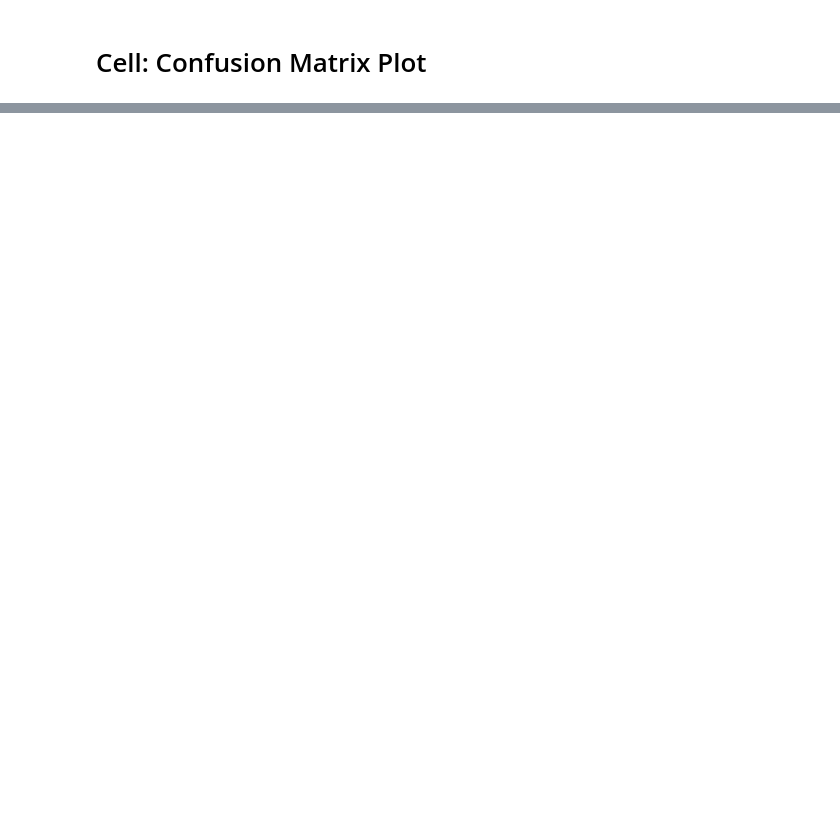
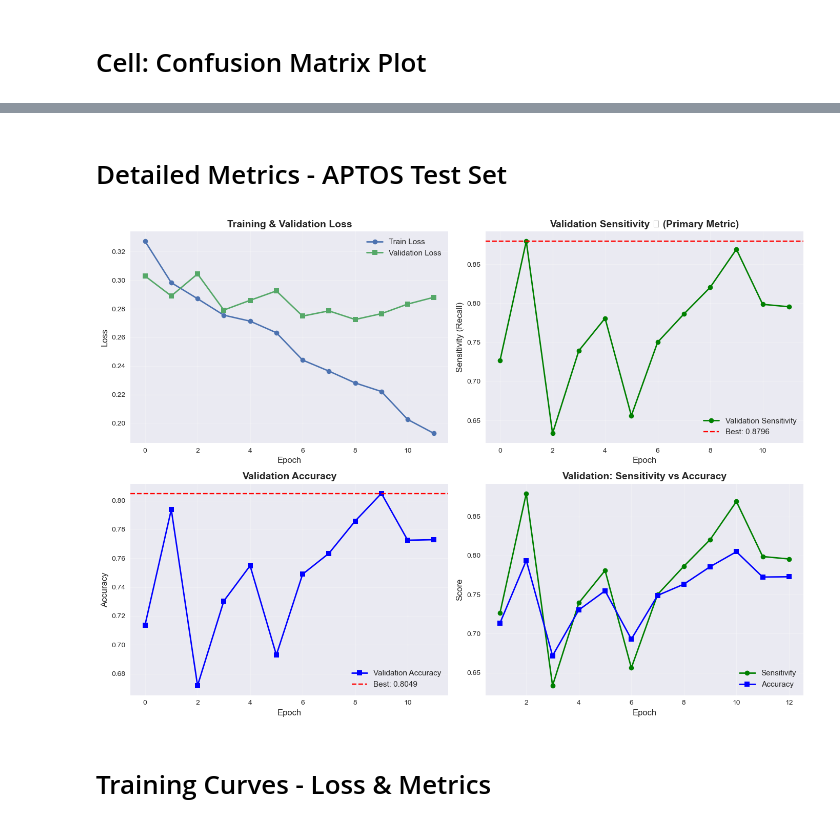
Before and after one commit to Siddhanth2509/EYE-ASSISST, a Jupyter notebook: notebooks/phase 2/phase2_results.ipynb, the cells around one changed output, grey strips where cells are left out. Saved outputs shown, nothing was run; the diff lists cells and outputs as text; code cells hidden in the pictures; blank space fills up the shorter version.

```diff
--- a/notebooks/phase 2/phase2_results.ipynb
+++ b/notebooks/phase 2/phase2_results.ipynb
@@ -139,0 +243,55 @@ plt.show()
+# %% [markdown]
+# Detailed Metrics - APTOS Test Set
+# %%
+# Plot training curves
+fig, axes = plt.subplots(2, 2, figsize=(14, 10))
+
+# Plot 1: Training & Validation Loss
+axes[0, 0].plot(history['train_loss'], label='Train Loss', marker='o', linewidth=2)
+axes[0, 0].plot(history['val_loss'], label='Validation Loss', marker='s', linewidth=2)
+axes[0, 0].set_xlabel('Epoch', fontsize=12)
+axes[0, 0].set_ylabel('Loss', fontsize=12)
+axes[0, 0].set_title('Training & Validation Loss', fontsize=14, fontweight='bold')
+axes[0, 0].legend(fontsize=11)
+axes[0, 0].grid(True, alpha=0.3)
+
+# Plot 2: Validation Sensitivity (Primary Metric)
+axes[0, 1].plot(history['val_sensitivity'], label='Validation Sensitivity',
+                marker='o', color='green', linewidth=2)
+axes[0, 1].axhline(y=max(history['val_sensitivity']), color='red',
+                   linestyle='--', label=f"Best: {max(history['val_sensitivity']):.4f}")
+axes[0, 1].set_xlabel('Epoch', fontsize=12)
+axes[0, 1].set_ylabel('Sensitivity (Recall)', fontsize=12)
+axes[0, 1].set_title('Validation Sensitivity ⭐ (Primary Metric)', fontsize=14, fontweight='bold')
+axes[0, 1].legend(fontsize=11)
+axes[0, 1].grid(True, alpha=0.3)
+
+# Plot 3: Validation Accuracy
+axes[1, 0].plot(history['val_accuracy'], label='Validation Accuracy',
+                marker='s', color='blue', linewidth=2)
+axes[1, 0].axhline(y=max(history['val_accuracy']), color='red',
+                   linestyle='--', label=f"Best: {max(history['val_accuracy']):.4f}")
+axes[1, 0].set_xlabel('Epoch', fontsize=12)
+axes[1, 0].set_ylabel('Accuracy', fontsize=12)
+axes[1, 0].set_title('Validation Accuracy', fontsize=14, fontweight='bold')
+axes[1, 0].legend(fontsize=11)
+axes[1, 0].grid(True, alpha=0.3)
+
+# Plot 4: Sensitivity vs Accuracy Comparison
+epochs = list(range(1, len(history['val_sensitivity']) + 1))
+axes[1, 1].plot(epochs, history['val_sensitivity'], label='Sensitivity',
+                marker='o', color='green', linewidth=2)
+axes[1, 1].plot(epochs, history['val_accuracy'], label='Accuracy',
+                marker='s', color='blue', linewidth=2)
+axes[1, 1].set_xlabel('Epoch', fontsize=12)
+axes[1, 1].set_ylabel('Score', fontsize=12)
+axes[1, 1].set_title('Validation: Sensitivity vs Accuracy', fontsize=14, fontweight='bold')
+axes[1, 1].legend(fontsize=11)
+axes[1, 1].grid(True, alpha=0.3)
+
+plt.tight_layout()
+plt.show()
+# %% [output]
+[figure, added]
+# %% [markdown]
+# Training Curves - Loss & Metrics
```
Also changed, not shown: parts of 11 cells of this notebook.
